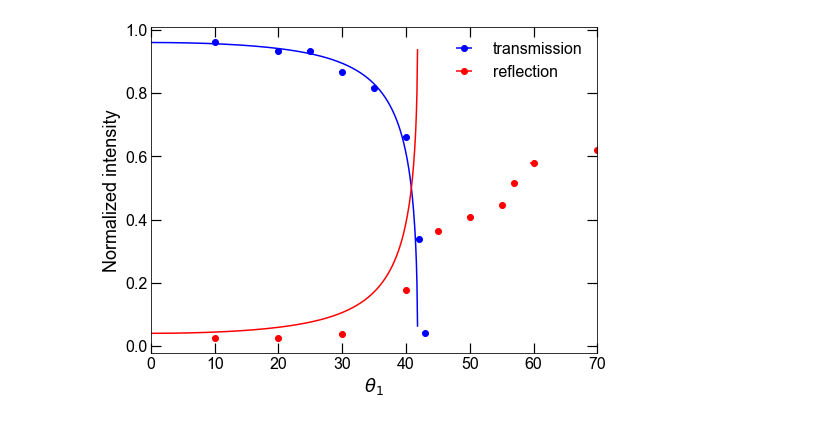
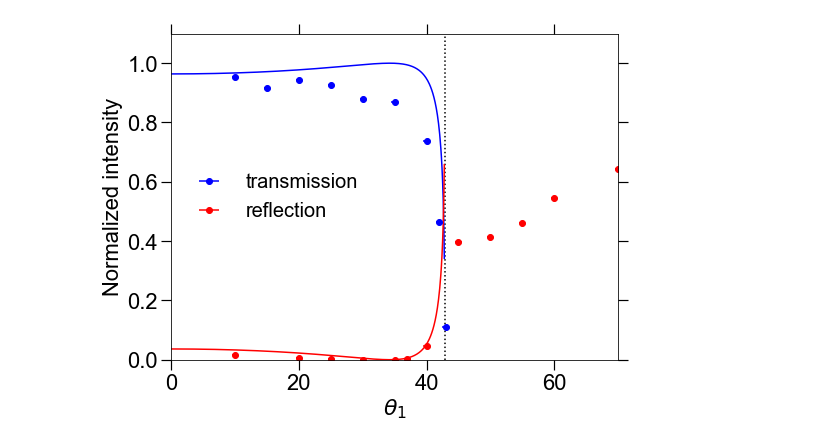
Before and after one commit to ttlindkvist/exphys2, a Jupyter notebook: plot.ipynb, the cells around one changed output. Cells and saved outputs as stored; diff of their text form; code cells hidden in the pictures.

```diff
--- a/plot.ipynb
+++ b/plot.ipynb
@@ -41,8 +57,11 @@ plt.errorbar(*getNormalized("finalized_data/a-g s trans.txt"), xerr=1, fmt='x')
 # %%
 direction = "g-a"
-polarization = "s"
+polarization = "p"
 n_air = 1
-n_glass = 1.5 # to be found
+n_glass = 1.47 # to be found
+
+t_c = np.arcsin(1/n_glass)*180/np.pi
+t_b = np.arctan(n_glass)
 
 fig, ax = plt.subplots(1, 1)
 fig.set_size_inches(8, 6)
@@ -54,31 +73,33 @@ if direction == "a-g":
 else:
     n_1 = n_glass
     n_2 = n_air
     ax.set_xlim(0, 70)
+    ax.vlines(t_c, 0, 1.1, ls=':')
 
 theta_1s = np.linspace(0, np.pi/2, 1000)
 theta_2s = np.arcsin(n_1*np.sin(theta_1s)/n_2)
 theo_T, theo_R = getTheo(theta_1s, theta_2s, polarization)
 
 ax.plot(theta_1s*180/np.pi, theo_T, 'b')
 ax.plot(theta_1s*180/np.pi, theo_R, 'r')
 
 trans = getNormalized("finalized_data/"+ direction +" "+ polarization + " trans.txt")
 refl = getNormalized("finalized_data/"+ direction +" "+ polarization + " refl.txt")
 
 # NB: theo_T[1] scaling to accomodate for the fact that I(0) is NOT the max - and a weird parameter to normalize with
 ax.errorbar(trans[0], trans[1]*theo_T[1], xerr=0.5, fmt='bo', label="transmission")
 # Perhaps do similar scaling for reflected light
 ax.errorbar(refl[0], refl[1], xerr=0.5, fmt='ro', label="reflection")
 # plt.title("g-a s")
 
 
+ax.set_ylim(0, 1.1)
 ax.set_xlabel("$\\theta_1$")
 ax.set_ylabel("Normalized intensity")
 ax.legend(frameon=False)
 plt.tick_params(which='major', axis='both', length=10, width=1.2)
 plt.tick_params(which='minor', axis='both', length=6, width=1.2)
 
 # plt.savefig("prelim_figs/"+direction +" "+ polarization + ".png", dpi=200)
 # %% [output]
-[figure, old version]
+[figure, new version]
```
Also changed, not shown: parts of 10 cells of this notebook, 4 other files.
